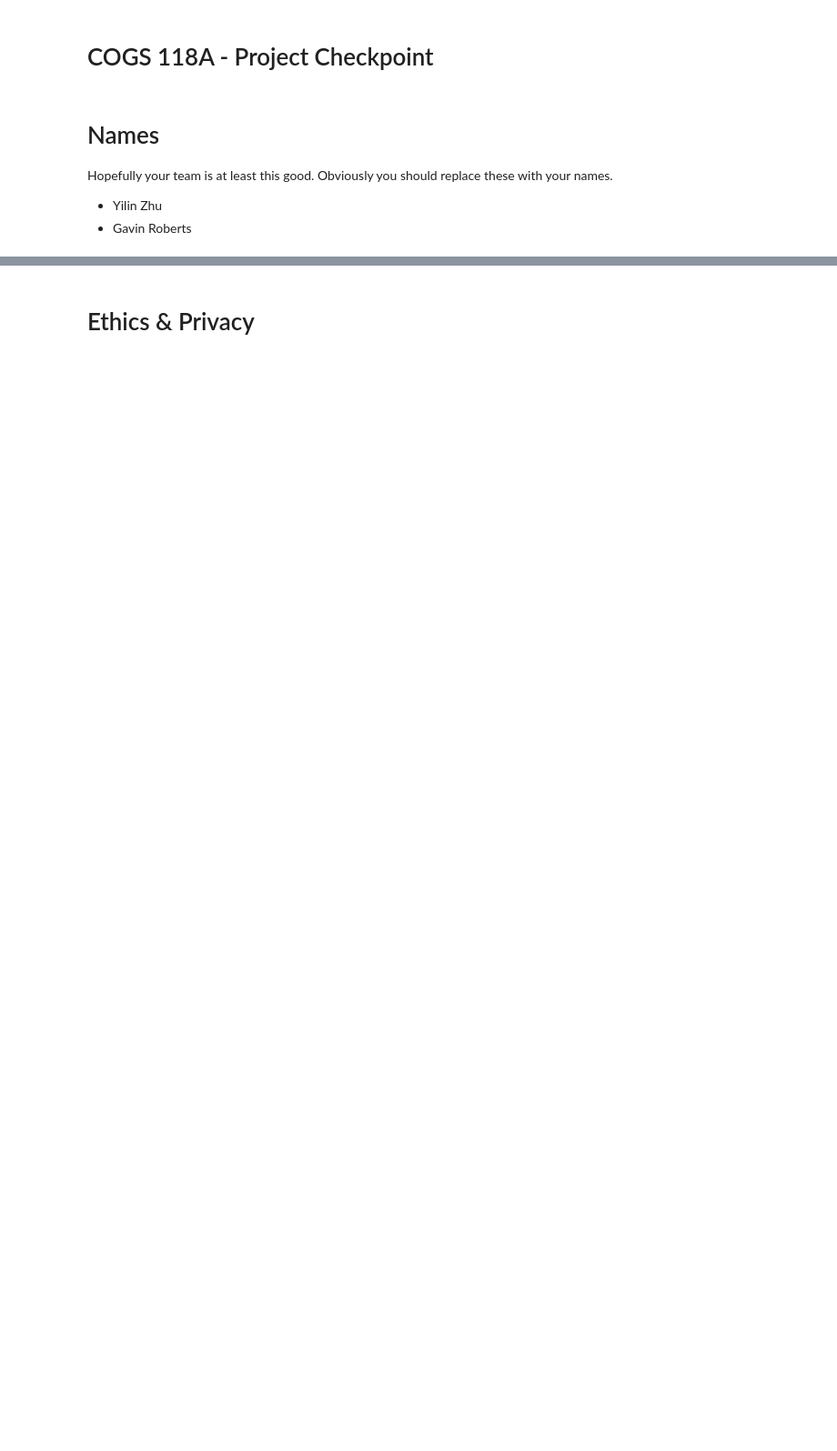
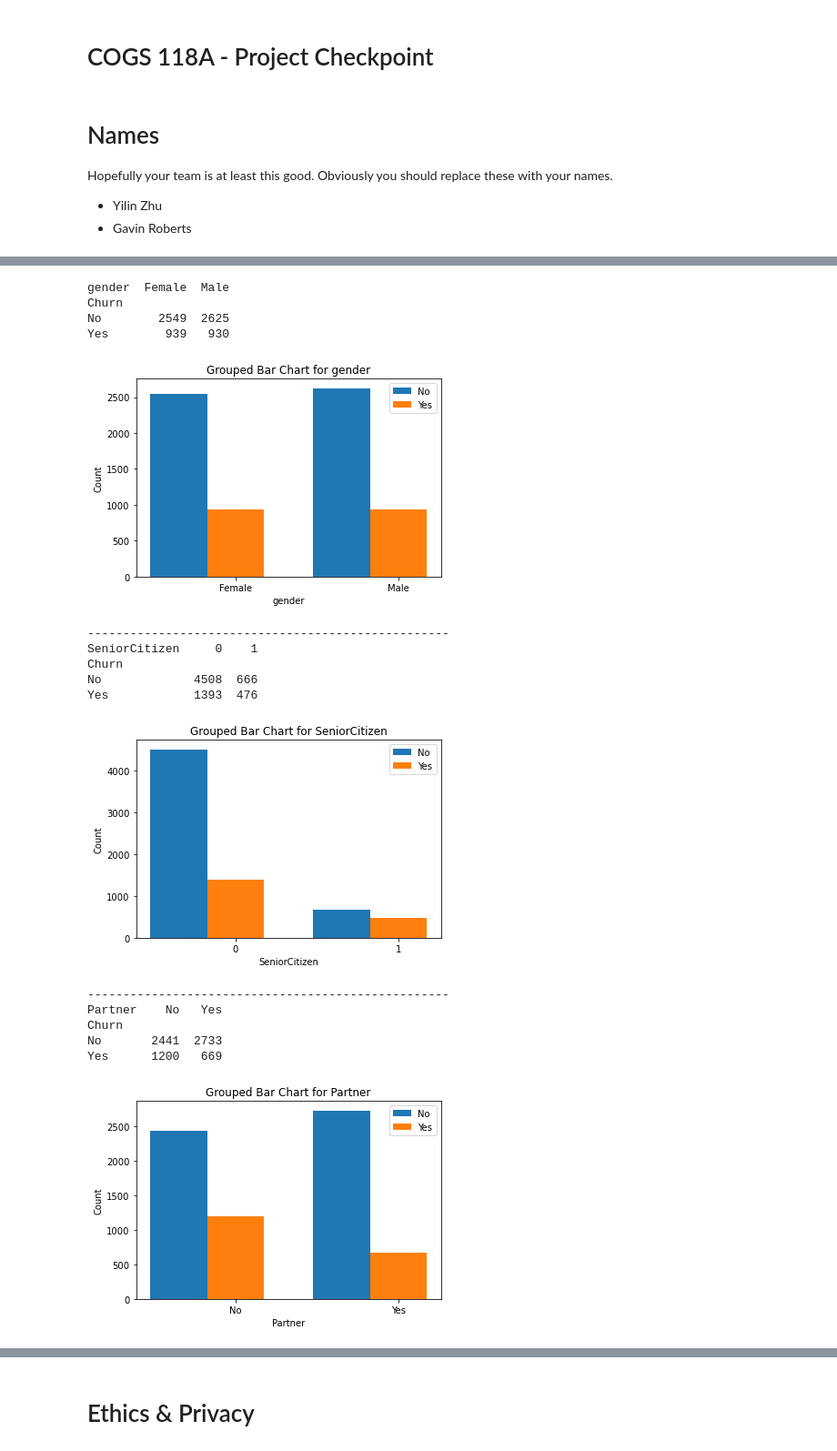
Before and after one commit to COGS118A/Group014-SP23, a Jupyter notebook: Checkpoint_Group014-SP23.ipynb, the cells around one changed output, grey strips where cells are left out. Shown at 91% size. Drawn from its saved outputs; the diff is of its cells as text; code cells hidden in the pictures; blank space fills up the shorter version.

Commit message:
Checkpoint Update
EDA, Feature Selection, Algorithm: SVM, Logistic, Boosting, KNN

```diff
--- a/Checkpoint_Group014-SP23.ipynb
+++ b/Checkpoint_Group014-SP23.ipynb
@@ -66,0 +77,12 @@ Examples would include:
+# %%
+# Replace empty values with 0 and change data type into numeric
+data['TotalCharges'].replace(" ", 0, inplace=True)
+data['TotalCharges'] = data['TotalCharges'].astype(float)
+
+for index, row in df.iterrows():
+    if row['TotalCharges'] == 0:
+        data.at[index, 'TotalCharges'] = row['MonthlyCharges']
+
+# View Statistics
+print("DataFrame summary statistics:")
+print(data.describe())
@@ -66,0 +100,8 @@ Examples would include:
+# %%
+# Create a new dataframe for feature selection
+df = data.drop('customerID', axis=1)
+for col in df.columns:
+    unique_options = df[col].unique()
+    print(f"{col}:")
+    print(unique_options)
+    print()
@@ -66,0 +214,58 @@ Examples would include:
+# %%
+churn_categories = df['Churn'].unique()
+categorical_features = {'gender','SeniorCitizen','Partner','Dependents','PhoneService','MultipleLines',
+                       'InternetService','OnlineSecurity','OnlineBackup','DeviceProtection','TechSupport',
+                       'StreamingTV','StreamingMovies','Contract','PaperlessBilling','PaymentMethod'}
+
+for feature in df.columns:
+    if feature in categorical_features:
+        contingency_table = pd.crosstab(df['Churn'], df[feature])
+        print(contingency_table)
+
+        # Stacked bar chart
+        """"
+        contingency_table.plot(kind='bar', stacked=True)
+        plt.xlabel('Churn')
+        plt.ylabel('Count')
+        plt.title(f'Stacked Bar Chart for {col}')
+        plt.show()
+        """
+
+        # Grouped Bar Chart
+        contingency_table = pd.crosstab(df['Churn'], df[feature])
+        categories = contingency_table.columns
+        x = np.arange(len(categories))
+        width = 0.35
+
+        fig, ax = plt.subplots()
+        for i, churn_category in enumerate(churn_categories):
+            counts = contingency_table.loc[churn_category].values
+            ax.bar(x + (i * width), counts, width, label=churn_category)
+
+        ax.set_xlabel(feature)
+        ax.set_ylabel('Count')
+        ax.set_title(f'Grouped Bar Chart for {feature}')
+        ax.set_xticks(x + (len(churn_categories) * width) / 2)
+        ax.set_xticklabels(categories)
+        ax.legend()
+        plt.show()
+
+        print('---------------------------------------------------')
+# %% [output]
+gender  Female  Male
+Churn
+No        2549  2625
+Yes        939   930
+[figure, added]
+---------------------------------------------------
+SeniorCitizen     0    1
+Churn
+No             4508  666
+Yes            1393  476
+[figure, added]
+---------------------------------------------------
+Partner    No   Yes
+Churn
+No       2441  2733
+Yes      1200   669
+[figure, added]
```
Also changed, not shown: parts of 63 cells of this notebook, 1 other file.
